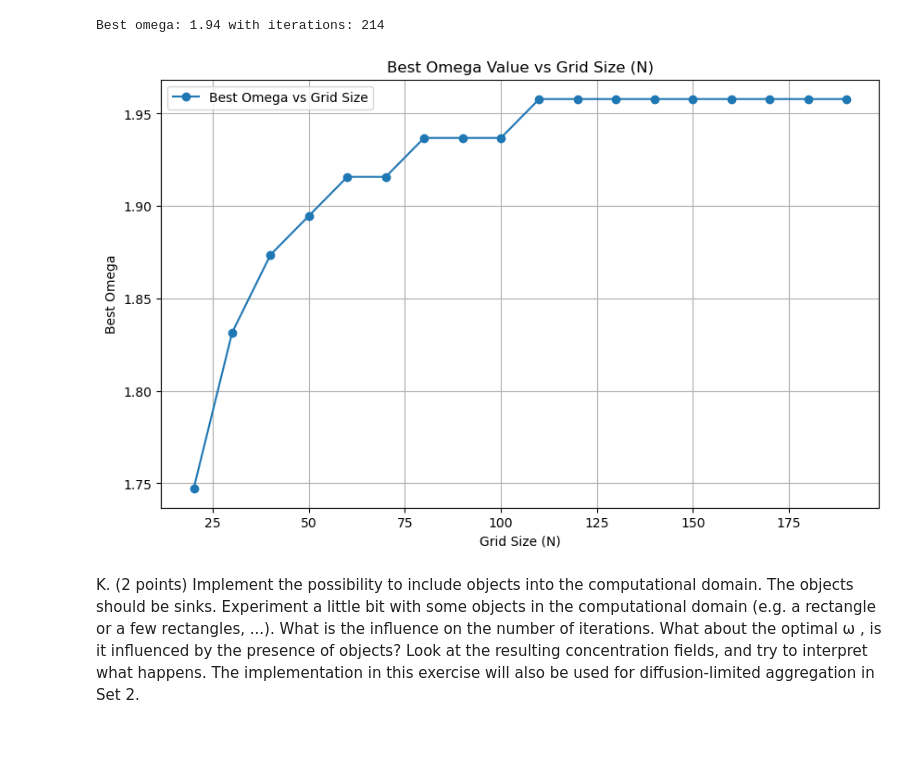
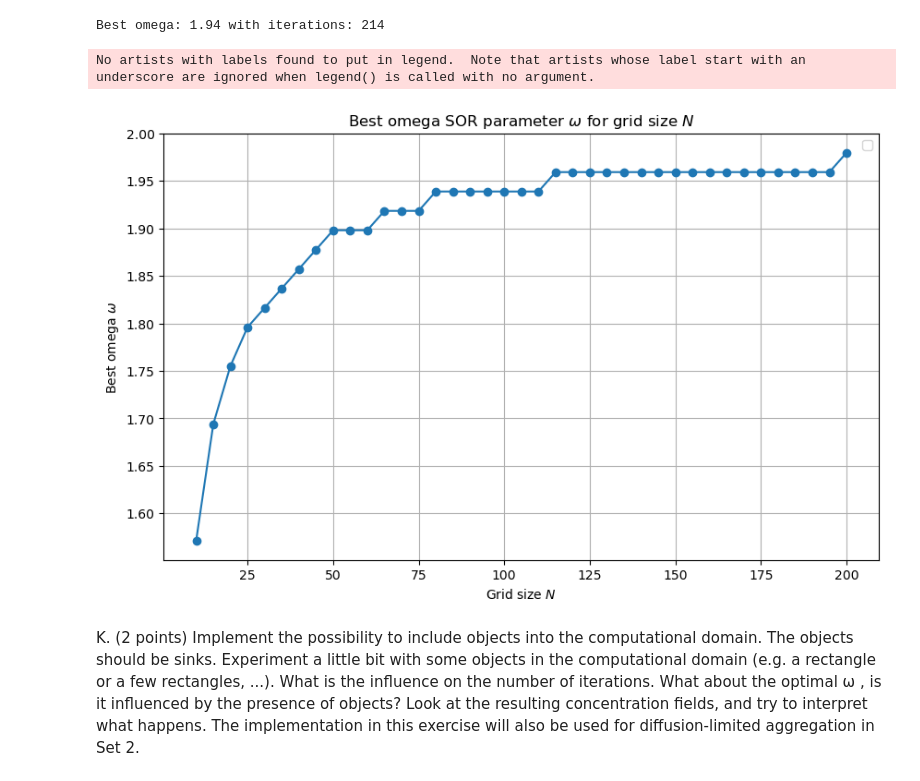
Before and after one commit to jonas4climate/modelling-natural-processes, a Jupyter notebook: Set1_incomplete.ipynb, the cells around one changed output. Drawn from its saved outputs; the diff is of its cells as text; code cells hidden in the pictures; blank space fills up the shorter version.

```diff
--- a/Set1_incomplete.ipynb
+++ b/Set1_incomplete.ipynb
@@ -47,8 +48,7 @@ def solve_wave(psi_init, L, c, T, Nx, dt):
 
     # Stepping through time
     for t in range(2, Nt):
-        for x in range(1, Nx-1): # exclude simulating at boundaries
-            psi[x, t] = c**2 * (dt**2)/(dx**2) * (psi[x+1, t-1] + psi[x-1, t-1] - 2*psi[x, t-1]) - psi[x, t-2] + 2*psi[x, t-1]
+        psi[1:-1, t] = c**2 * (dt**2)/(dx**2) * (psi[2:, t-1] + psi[:-2, t-1] - 2*psi[1:-1, t-1]) - psi[1:-1, t-2] + 2*psi[1:-1, t-1]
 
     return psi
 
@@ -408,10 +432,10 @@ Jacobi method: 2288 iter
 Gauss-Seidel method: 1340 iter
 Successive Over-Relaxation (SOR) method: 120 iter
 # %%
-# Analytical solution (assuming a linear dependence on y)
+# Analytical solution (assuming a linear dependence on x)
 c_analytical = np.zeros((Nx+2, Nx+2))
 for i in range(Nx+2):
-    c_analytical[:, i] = y # TODO: doesn't seem right
+    c_analytical[:, i] = x[i] # TODO: doesn't seem right
 
 # Calculate errors compared to analytical solution
 error_jacobi = np.abs(c_jacobi - c_analytical)
@@ -507,6 +531,7 @@ J. (1 point) In the SOR method, find the optimal ω. How does it depend on N?.
 # %%
 @jit(nopython=True, parallel=True)
 def sor_parallel(c, omega, N, tolerance=1e-6, max_iterations=10000):
+    """Solves the Laplace equation using the red-black parallel Successive Over-Relaxation (SOR) method"""
     converged = False
     for iteration in range(max_iterations):
         c_old = c.copy()  # Copy the grid for convergence check
@@ -531,8 +556,8 @@ def sor_parallel(c, omega, N, tolerance=1e-6, max_iterations=10000):
 
     return c, iteration, converged
 
-# Function to find the best omega value
 def find_best_omega(N, omega_values, tolerance=1e-6, max_iterations=10000):
+    """Finds the best relaxation parameter omega for SOR"""
     best_omega = 0
     min_iterations = max_iterations
     for omega in omega_values:
@@ -546,45 +571,46 @@ def find_best_omega(N, omega_values, tolerance=1e-6, max_iterations=10000):
     return best_omega, min_iterations
 
 # Example usage
-N = 100
-omega_range = np.linspace(1.7, 2.0, 16)
-best_omega, min_iterations = find_best_omega(N, omega_range)
-print("Best omega:", best_omega, "with iterations:", min_iterations)
+# N = 100
+# omega_range = np.linspace(1.7, 2.0, 16)
+# best_omega, min_iterations = find_best_omega(N, omega_range)
+# print("Best omega:", best_omega, "with iterations:", min_iterations)
 # %% [output]
 Best omega: 1.94 with iterations: 214
 # %%
-grid_sizes = np.arange(20, 200, 10)
-omega_range = np.linspace(1.6, 2, 20)  # Adjust as needed
+grid_sizes = np.arange(10, 205, 5)
+omega_range = np.linspace(1, 2, 50)  # Adjust as needed
 
 best_omegas = []
 min_iterations_list = []
 
-for N in tqdm(grid_sizes, desc='Finding best omega across grid sizes', unit='grid size'):
+for N in tqdm(grid_sizes, desc='Finding best omega for each grid size', unit='grid'):
     best_omega, min_iterations = find_best_omega(N, omega_range)
     best_omegas.append(best_omega)
     min_iterations_list.append(min_iterations)
     # print(f"Grid Size: {N}, Best Omega: {best_omega:.4f}, Min Iterations: {min_iterations}")
 
 plt.figure(figsize=(10, 6))
-plt.plot(grid_sizes, best_omegas, '-o', label='Best Omega vs Grid Size')
-plt.xlabel('Grid Size (N)')
-plt.ylabel('Best Omega')
-plt.title('Best Omega Value vs Grid Size (N)')
+plt.plot(grid_sizes, best_omegas, '-o')
+plt.xlabel('Grid size $N$')
+plt.ylabel('Best omega $\\omega$')
+plt.title('Best omega SOR parameter $\\omega$ for grid size $N$')
 plt.grid(True)
 plt.legend()
 plt.show()
 
 
 # plt.figure(figsize=(10, 6))
 # plt.plot(grid_sizes, min_iterations_list, '-o', label='Min Iterations vs Grid Size')
 # plt.xlabel('Grid Size (N)')
 # plt.ylabel('Min Iterations')
 # plt.title('Minimum Iterations Required vs Grid Size (N)')
 # plt.grid(True)
 # plt.legend()
 # plt.show()
 # %% [output]
+No artists with labels found to put in legend.  Note that artists whose label start with an underscore are ignored when legend() is called with no argument.
-[figure, old version]
+[figure, new version]
 # %%
 # # Define grid sizes to test
 # grid_sizes = [20, 50, 100]  # different N sizes
```
Also changed, not shown: parts of 11 cells of this notebook, 3 other files.
